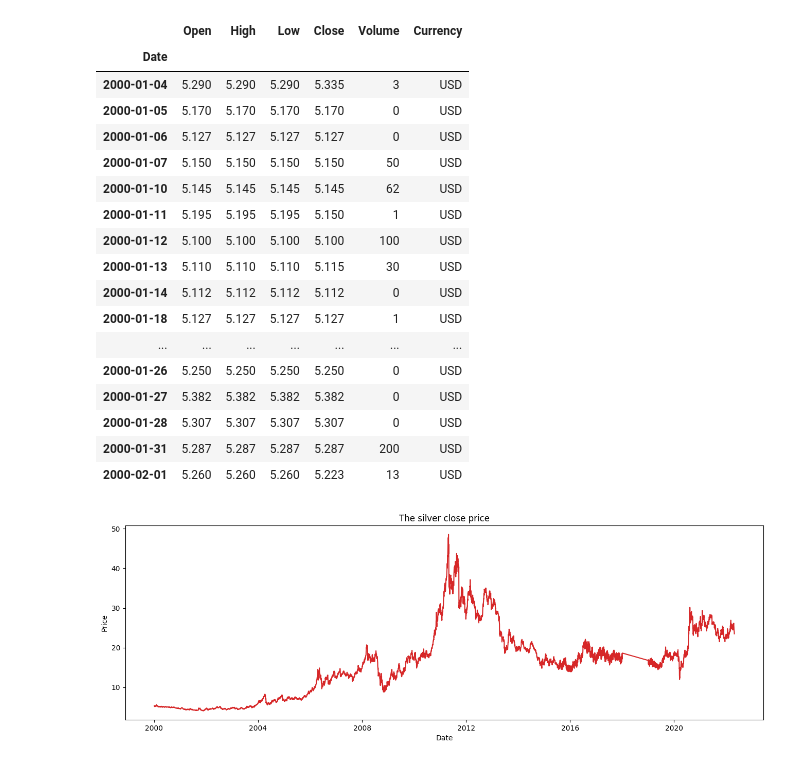
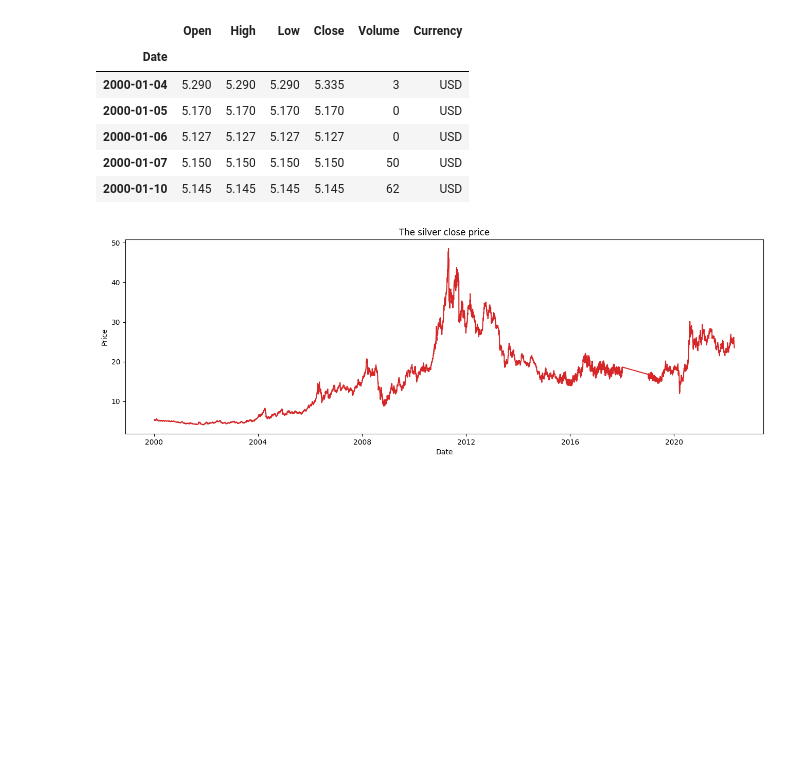
Before and after one commit to deboraxhx/JornadaDataScience, a Jupyter notebook: Time_Series_plot.ipynb, the cells around one changed output. Cells and saved outputs as stored; diff of their text form; code cells hidden in the pictures; blank space fills up the shorter version.

```diff
--- a/Time_Series_plot.ipynb
+++ b/Time_Series_plot.ipynb
@@ -7,26 +7,15 @@ import numpy as np
 
 df = pd.read_csv('Desktop/datasets/silver.csv', parse_dates=['Date'], index_col=['Date'])
 # %%
-df.head(20)
+df.head()
 # %% [output]
 |  | Open | High | Low | Close | Volume | Currency |
 | Date |  |  |  |  |  |  |
 | 2000-01-04 | 5.290 | 5.290 | 5.290 | 5.335 | 3 | USD |
 | 2000-01-05 | 5.170 | 5.170 | 5.170 | 5.170 | 0 | USD |
 | 2000-01-06 | 5.127 | 5.127 | 5.127 | 5.127 | 0 | USD |
 | 2000-01-07 | 5.150 | 5.150 | 5.150 | 5.150 | 50 | USD |
 | 2000-01-10 | 5.145 | 5.145 | 5.145 | 5.145 | 62 | USD |
-| 2000-01-11 | 5.195 | 5.195 | 5.195 | 5.150 | 1 | USD |
-| 2000-01-12 | 5.100 | 5.100 | 5.100 | 5.100 | 100 | USD |
-| 2000-01-13 | 5.110 | 5.110 | 5.110 | 5.115 | 30 | USD |
-| 2000-01-14 | 5.112 | 5.112 | 5.112 | 5.112 | 0 | USD |
-| 2000-01-18 | 5.127 | 5.127 | 5.127 | 5.127 | 1 | USD |
-| ... | ... | ... | ... | ... | ... | ... |
-| 2000-01-26 | 5.250 | 5.250 | 5.250 | 5.250 | 0 | USD |
-| 2000-01-27 | 5.382 | 5.382 | 5.382 | 5.382 | 0 | USD |
-| 2000-01-28 | 5.307 | 5.307 | 5.307 | 5.307 | 0 | USD |
-| 2000-01-31 | 5.287 | 5.287 | 5.287 | 5.287 | 200 | USD |
-| 2000-02-01 | 5.260 | 5.260 | 5.260 | 5.223 | 13 | USD |
 # %%
 def plot_df(df, x, y, title="", xlabel='Date', ylabel='Value', dpi=100):
     plt.figure(figsize=(16,5), dpi=dpi)
```
Also changed, not shown: parts of 2 cells of this notebook.
